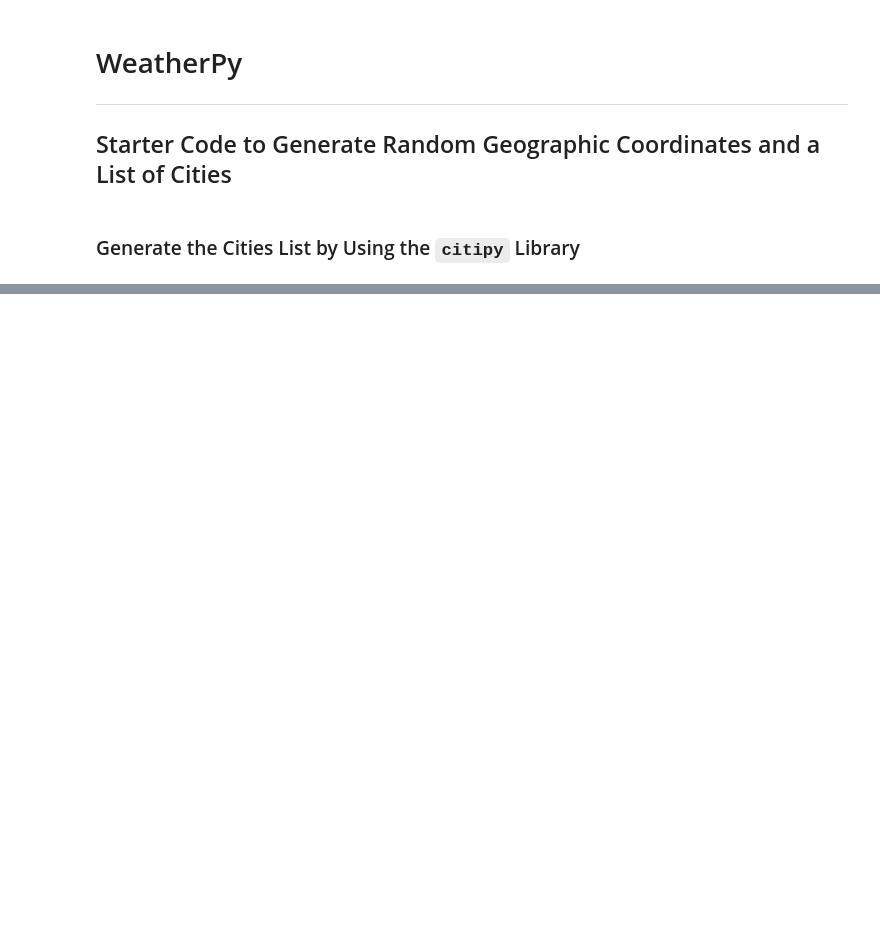
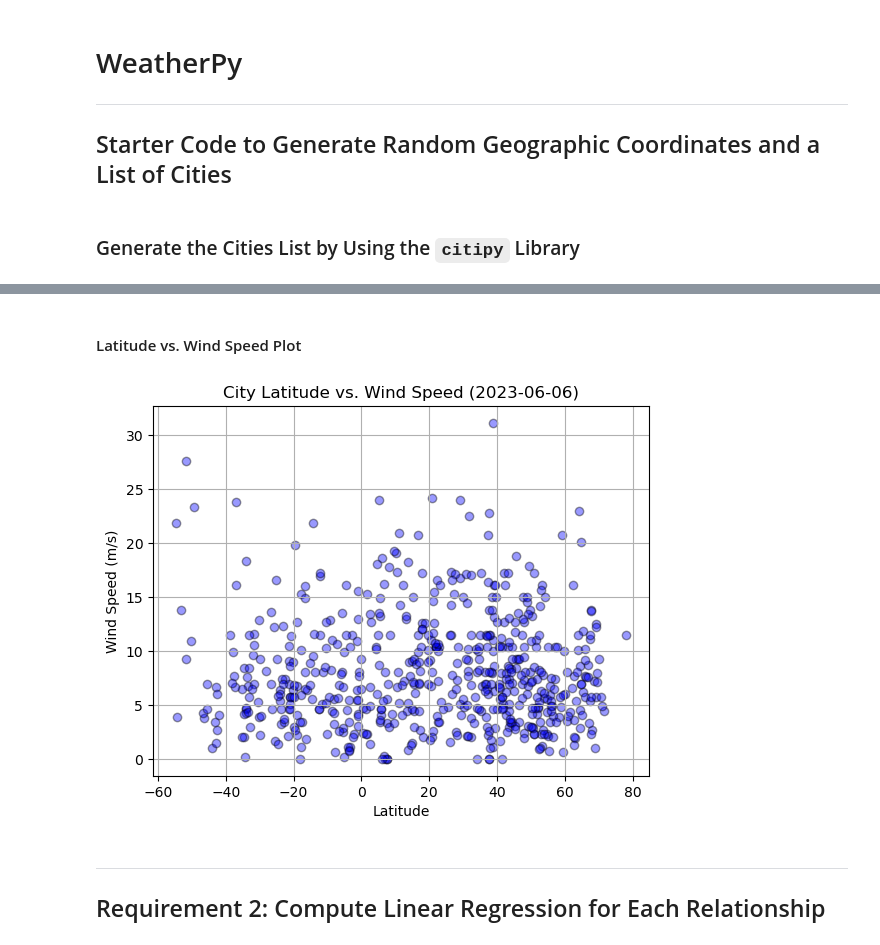
Before and after one commit to Kaileycar/python-api-challenge, a Jupyter notebook: WeatherPy/WeatherPy.ipynb, the cells around one changed output, grey strips where cells are left out. Saved outputs shown, nothing was run; the diff lists cells and outputs as text; code cells hidden in the pictures; blank space fills up the shorter version.

```diff
--- a/WeatherPy/WeatherPy.ipynb
+++ b/WeatherPy/WeatherPy.ipynb
@@ -46,0 +257,27 @@ print(f"Number of cities in the list: {len(cities)}")
+# %% [markdown]
+#### Latitude vs. Wind Speed Plot
+# %%
+#grab current date for title
+date = datetime.today().date()
+
+# Build the scatter plots for latitude vs. humidity
+x_values = city_data_df["Lat"]
+y_values = city_data_df["Wind Speed"]
+
+plt.scatter(x_values, y_values, facecolor="blue", edgecolor="black", alpha=0.4)
+plt.grid()
+plt.title(f"City Latitude vs. Wind Speed ({date})")
+plt.xlabel("Latitude")
+plt.ylabel("Wind Speed (m/s)")
+
+# Save the figure
+plt.savefig("../output_data/Fig4.png")
+
+# Show plot
+plt.show()
+# %% [output]
+[figure, added]
+# %% [markdown]
+---
+
+## Requirement 2: Compute Linear Regression for Each Relationship
```
Also changed, not shown: parts of 33 cells of this notebook.
